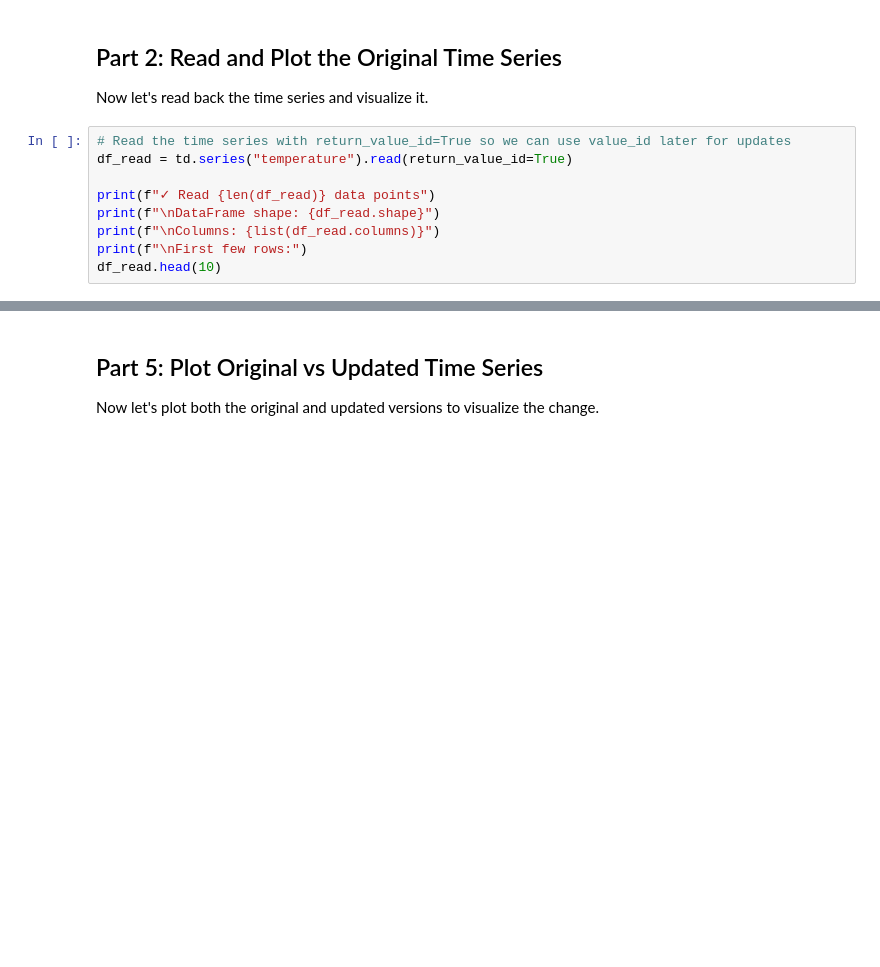
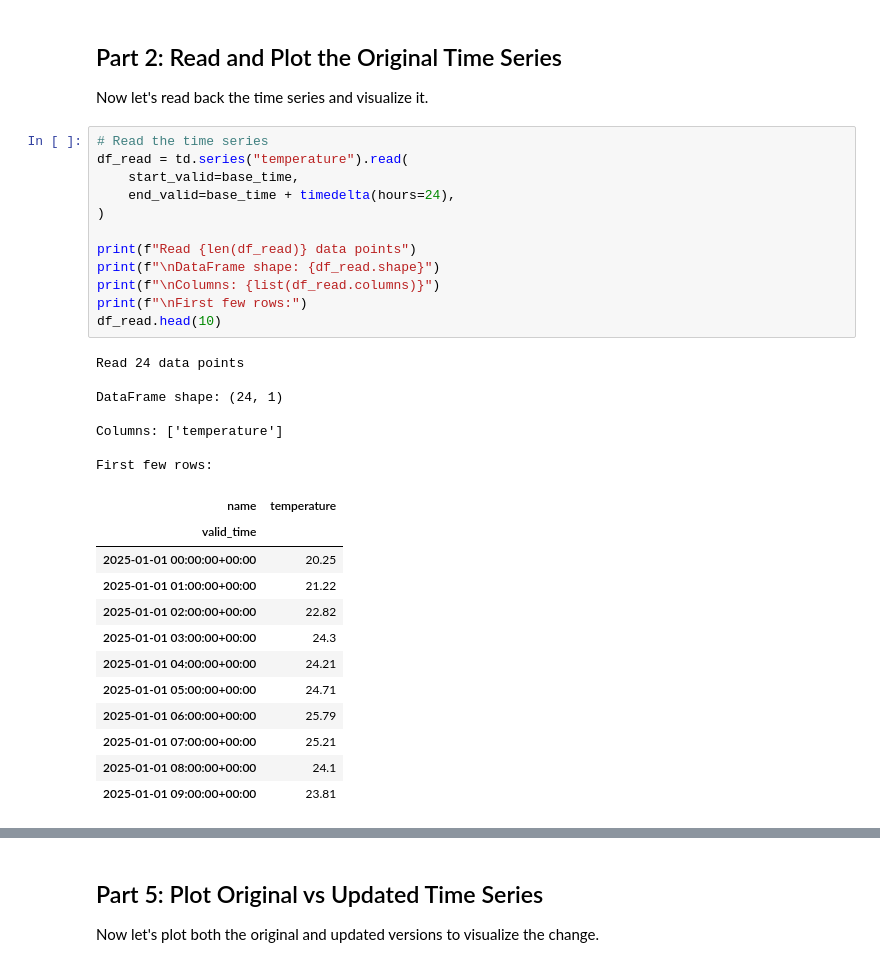
Before and after one commit to rebase-energy/timedb, a Jupyter notebook: examples/nb_04_timeseries_changes.ipynb, the cells around one changed output, grey strips where cells are left out. Drawn from its saved outputs; the diff is of its cells as text; blank space fills up the shorter version.

```diff
--- a/examples/nb_04_timeseries_changes.ipynb
+++ b/examples/nb_04_timeseries_changes.ipynb
@@ -81,14 +88,37 @@ series_id = result.series_ids['temperature']
 
 Now let's read back the time series and visualize it.
 # %%
-# Read the time series with return_value_id=True so we can use value_id later for updates
-df_read = td.series("temperature").read(return_value_id=True)
+# Read the time series
+df_read = td.series("temperature").read(
+    start_valid=base_time,
+    end_valid=base_time + timedelta(hours=24),
+)
 
-print(f"✓ Read {len(df_read)} data points")
+print(f"Read {len(df_read)} data points")
 print(f"\nDataFrame shape: {df_read.shape}")
 print(f"\nColumns: {list(df_read.columns)}")
 print(f"\nFirst few rows:")
 df_read.head(10)
+# %% [output]
+Read 24 data points
+
+DataFrame shape: (24, 1)
+
+Columns: ['temperature']
+
+First few rows:
+| name | temperature |
+| valid_time |  |
+| 2025-01-01 00:00:00+00:00 | 20.25 |
+| 2025-01-01 01:00:00+00:00 | 21.22 |
+| 2025-01-01 02:00:00+00:00 | 22.82 |
+| 2025-01-01 03:00:00+00:00 | 24.3 |
+| 2025-01-01 04:00:00+00:00 | 24.21 |
+| 2025-01-01 05:00:00+00:00 | 24.71 |
+| 2025-01-01 06:00:00+00:00 | 25.79 |
+| 2025-01-01 07:00:00+00:00 | 25.21 |
+| 2025-01-01 08:00:00+00:00 | 24.1 |
+| 2025-01-01 09:00:00+00:00 | 23.81 |
 # %%
 # Plot the original time series
 plt.figure(figsize=(12, 6))
```
Also changed, not shown: parts of 13 cells of this notebook, 52 other files.
